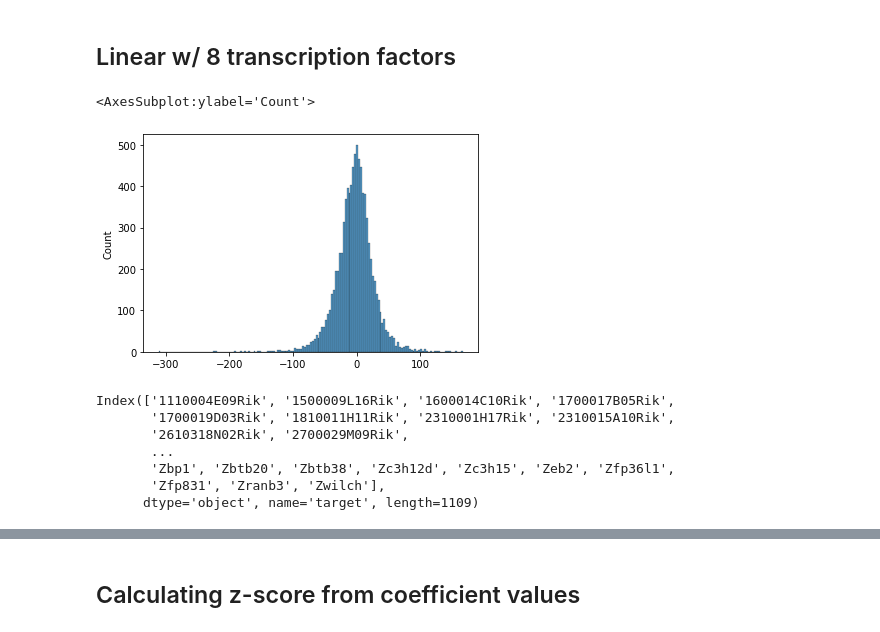
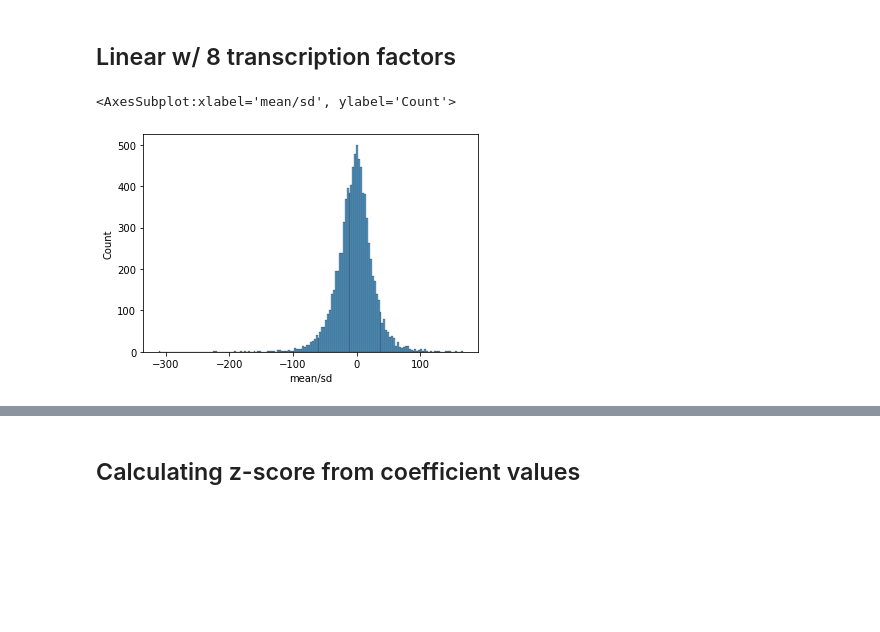
Before and after one commit to antschum/thesis, a Jupyter notebook: Analysis.ipynb, the cells around one changed output, grey strips where cells are left out. Drawn from its saved outputs; the diff is of its cells as text; code cells hidden in the pictures; blank space fills up the shorter version.

```diff
--- a/Analysis.ipynb
+++ b/Analysis.ipynb
@@ -124,19 +181,9 @@ Lets take a look at the heatmaps of proportions (sum residuals/sum absolute resp
 # %%
 msl = pd.DataFrame()
 msl['mean'] = linearCoefs8.groupby(['predictors', 'target']).coefficients.mean()
 msl['sd'] = linearCoefs8.groupby(['predictors', 'target']).coefficients.std()
-sns.histplot(msl['mean']/msl['sd'])
+msl['mean/sd']=msl['mean']/msl['sd']
+sns.histplot(msl['mean/sd'])
 # %% [output]
-<AxesSubplot:ylabel='Count'>
+<AxesSubplot:xlabel='mean/sd', ylabel='Count'>
-[figure, old version]
+[figure, new version]
-# %%
-
-mean_coefficients8.columns
-# %% [output]
-Index(['1110004E09Rik', '1500009L16Rik', '1600014C10Rik', '1700017B05Rik',
-       '1700019D03Rik', '1810011H11Rik', '2310001H17Rik', '2310015A10Rik',
-       '2610318N02Rik', '2700029M09Rik',
-       ...
-       'Zbp1', 'Zbtb20', 'Zbtb38', 'Zc3h12d', 'Zc3h15', 'Zeb2', 'Zfp36l1',
-       'Zfp831', 'Zranb3', 'Zwilch'],
-      dtype='object', name='target', length=1109)
```
Also changed, not shown: parts of 29 cells of this notebook, 9 other files.
